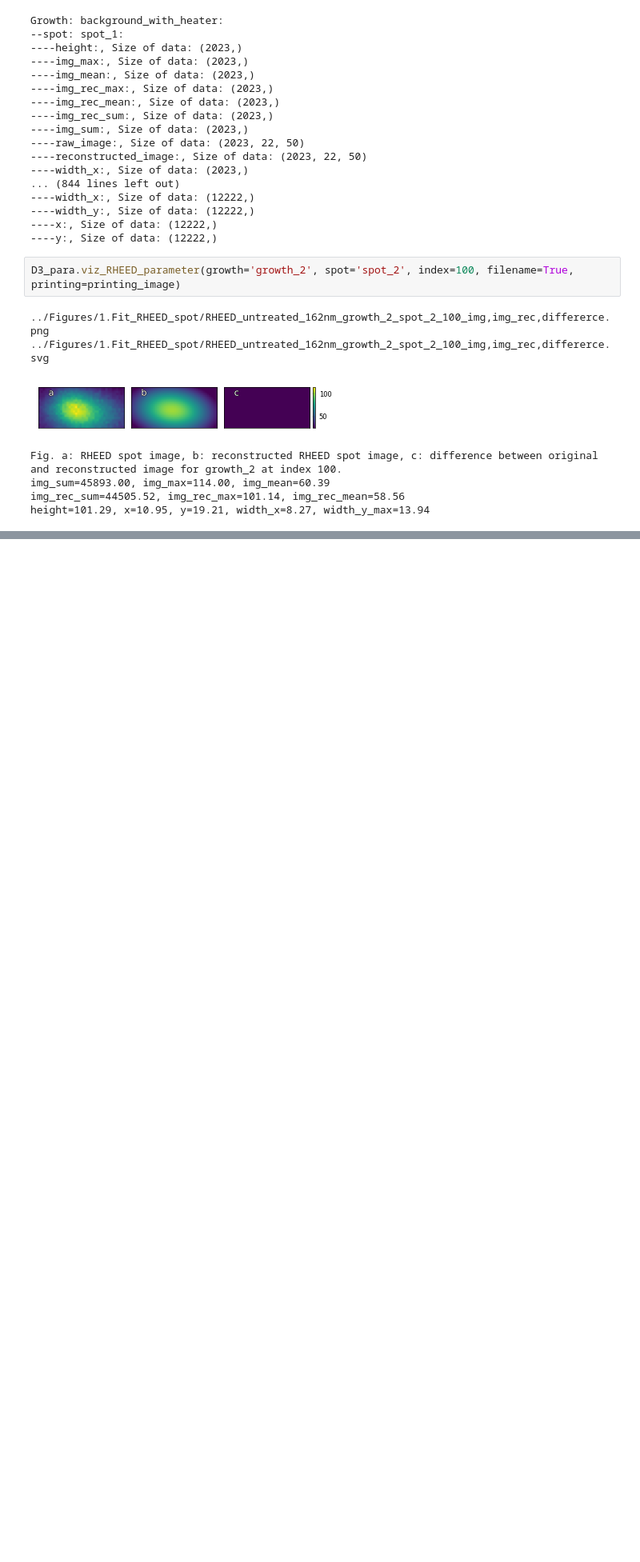
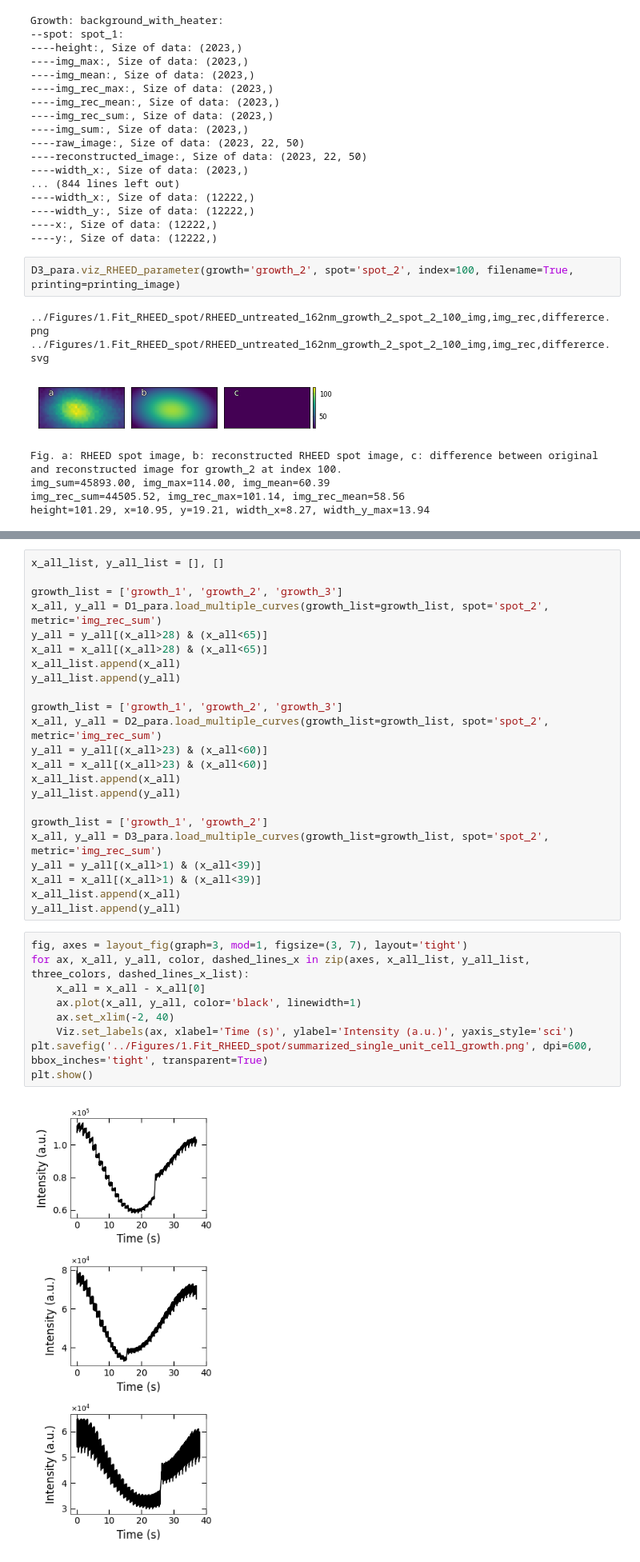
Before and after one commit to m3-learning/Predicting-Pulsed-Laser-Deposition-SrTiO3-Homoepitaxy-Growth-Dynamics-using-RHEED, a Jupyter notebook: notebooks/3_RHEED_metrics-details.ipynb, the cells around one changed output, grey strips where cells are left out. Shown at 80% size. Cells and saved outputs as stored; diff of their text form; blank space fills up the shorter version.

```diff
--- a/notebooks/3_RHEED_metrics-details.ipynb
+++ b/notebooks/3_RHEED_metrics-details.ipynb
@@ -408,0 +457,34 @@ Gaussian fitted parameters in time: Fig. a: sum of original image, b: sum of rec
+# %%
+x_all_list, y_all_list = [], []
+
+growth_list = ['growth_1', 'growth_2', 'growth_3']
+x_all, y_all = D1_para.load_multiple_curves(growth_list=growth_list, spot='spot_2', metric='img_rec_sum')
+y_all = y_all[(x_all>28) & (x_all<65)]
+x_all = x_all[(x_all>28) & (x_all<65)]
+x_all_list.append(x_all)
+y_all_list.append(y_all)
+
+growth_list = ['growth_1', 'growth_2', 'growth_3']
+x_all, y_all = D2_para.load_multiple_curves(growth_list=growth_list, spot='spot_2', metric='img_rec_sum')
+y_all = y_all[(x_all>23) & (x_all<60)]
+x_all = x_all[(x_all>23) & (x_all<60)]
+x_all_list.append(x_all)
+y_all_list.append(y_all)
+
+growth_list = ['growth_1', 'growth_2']
+x_all, y_all = D3_para.load_multiple_curves(growth_list=growth_list, spot='spot_2', metric='img_rec_sum')
+y_all = y_all[(x_all>1) & (x_all<39)]
+x_all = x_all[(x_all>1) & (x_all<39)]
+x_all_list.append(x_all)
+y_all_list.append(y_all)
+# %%
+fig, axes = layout_fig(graph=3, mod=1, figsize=(3, 7), layout='tight')
+for ax, x_all, y_all, color, dashed_lines_x in zip(axes, x_all_list, y_all_list, three_colors, dashed_lines_x_list):
+    x_all = x_all - x_all[0]
+    ax.plot(x_all, y_all, color='black', linewidth=1)
+    ax.set_xlim(-2, 40)
+    Viz.set_labels(ax, xlabel='Time (s)', ylabel='Intensity (a.u.)', yaxis_style='sci')
+plt.savefig('../Figures/1.Fit_RHEED_spot/summarized_single_unit_cell_growth.png', dpi=600, bbox_inches='tight', transparent=True)
+plt.show()
+# %% [output]
+[figure, added]
```
Also changed, not shown: parts of 6 cells of this notebook, 6 other files.
